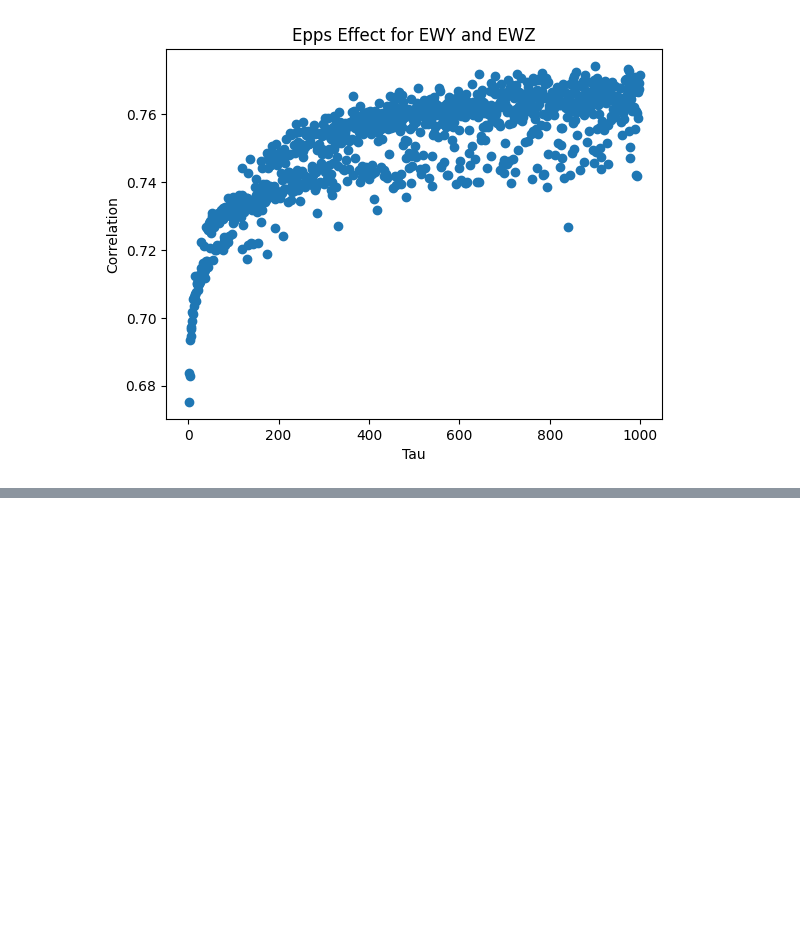
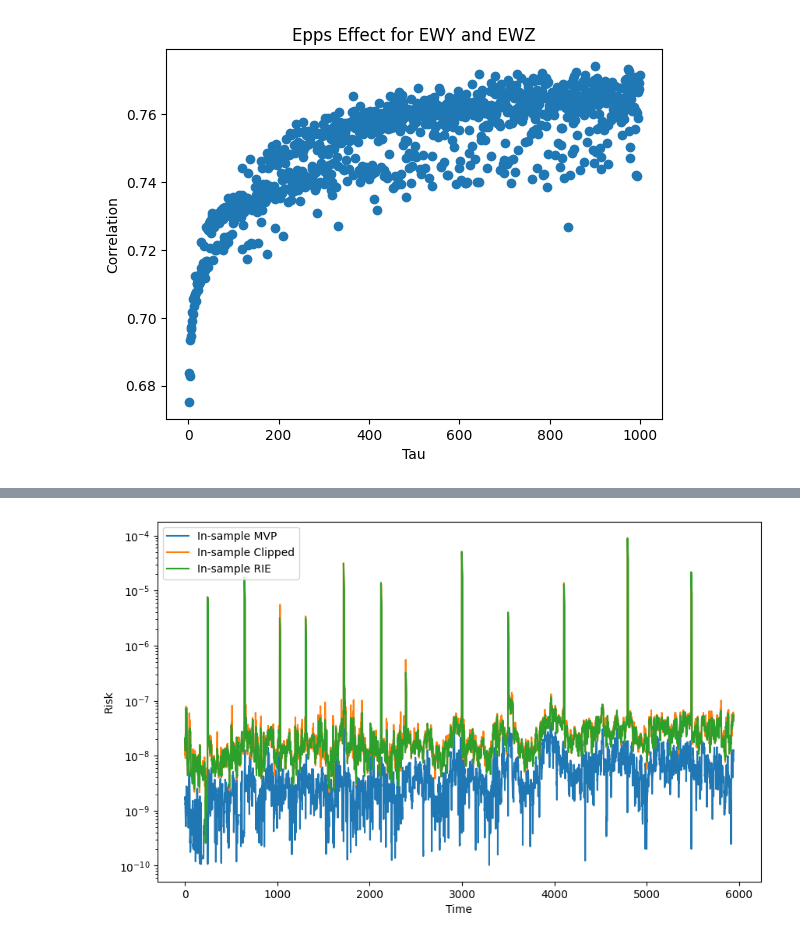
Before and after one commit to hosseinabadi/Big-Data-Correlation-Estimation, a Jupyter notebook: main.ipynb, the cells around one changed output, grey strips where cells are left out. Saved outputs shown, nothing was run; the diff lists cells and outputs as text; code cells hidden in the pictures; blank space fills up the shorter version.

```diff
--- a/main.ipynb
+++ b/main.ipynb
@@ -216,0 +232,13 @@ plot_epps_effect("EWY", "EWZ")
+# %%
+
+def cov_matrix(covs_row: pl.Series, Countries_indexes: list, suffix = ""):
+    '''
+    Takes as input a row of the covs matrix and the indexes of the countries and returns the Covariance matrix based on that row.
+    '''
+    cov = np.zeros((len(Countries_indexes), len(Countries_indexes)))
+    for i in range(len(Countries_indexes)):
+        for j in range(i,len(Countries_indexes)):
+            cov[i,j] = cov[j,i] = covs_row[f"{Countries_indexes[i]}_{Countries_indexes[j]}" + suffix][0]
+    return cov
+
+Countries_indexes = ["EWC", "EWU", "EWG", "EWQ", "EWJ", "EWA", "EWY", "EWW", "EWL", "EWT", "EWH", "EWS", "EWI", "EWP", "EWN", "EWD", "EWO", "EIS", "EWZ"]
@@ -216,0 +287,16 @@ plot_epps_effect("EWY", "EWZ")
+# %%
+n = 12
+
+data_shifted = data.with_columns([
+    data[col].shift(-n).alias(f"{col}_{n}") for col in data.columns
+])
+
+column_names = data_shifted.columns
+
+# drop last n rows
+data_shifted = data_shifted.slice(0, -n)
+# %%
+def RIEcov(l_e, V_e, alpha = 0.2):
+    RIE_eig = (1 - alpha) * l_e + alpha #* np.mean(l_e)
+    RIE_cov = V_e @ np.diag(RIE_eig) @ V_e.T
+    return RIE_cov
@@ -216,0 +395,16 @@ plot_epps_effect("EWY", "EWZ")
+# %%
+num_to_visualize = 6000
+
+risks_filled_plot = risks_filled.filter(pl.col("in_sample_mvp") > 1e-10)
+
+plt.figure(figsize=(10, 6))
+plt.plot(risks_filled_plot["in_sample_mvp"][: min(num_to_visualize, num_rows)], label="In-sample MVP")
+plt.plot(risks_filled_plot["in_sample_clip"][: min(num_to_visualize, num_rows)], label="In-sample Clipped")
+plt.plot(risks_filled_plot["in_sample"][: min(num_to_visualize, num_rows)], label="In-sample RIE")
+plt.ylabel("Risk")
+plt.xlabel("Time")
+plt.legend()
+plt.yscale("log")
+plt.show()
+# %% [output]
+[figure, added]
```
Also changed, not shown: parts of 7 cells of this notebook.
